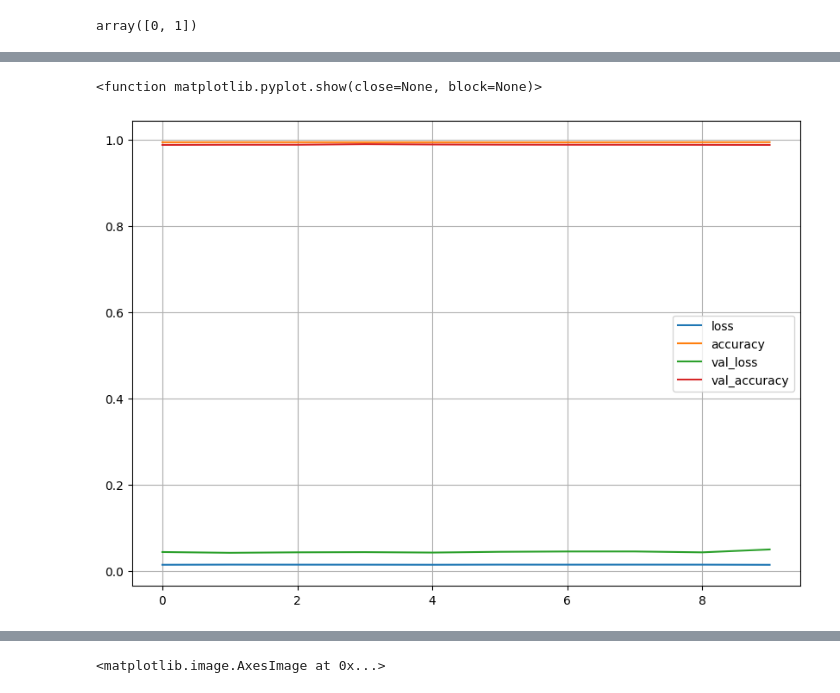
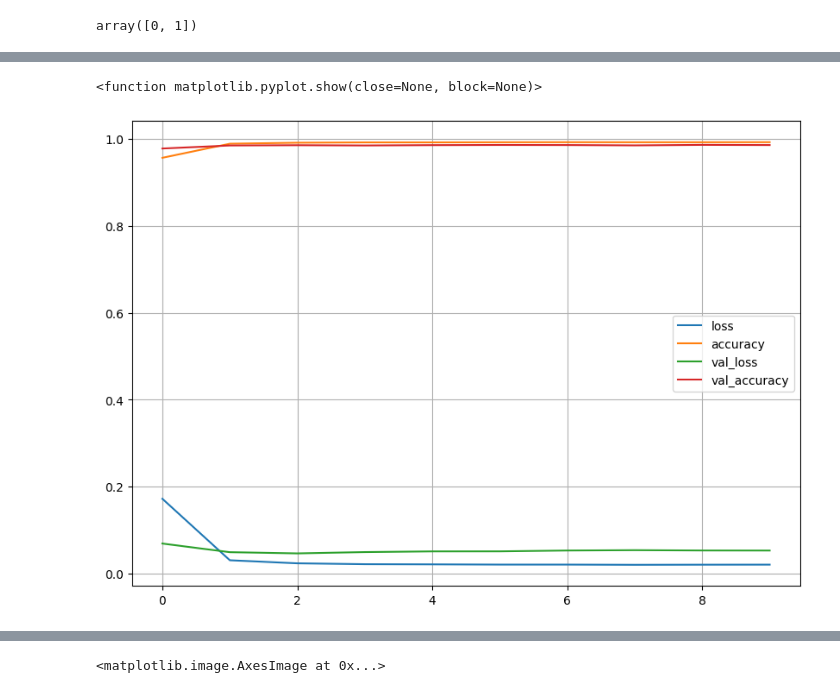
Before and after one commit to syedshahlal/Understanding_Computer_Vision, a Jupyter notebook: Transfer_learning.ipynb, the cells around one changed output, grey strips where cells are left out. Drawn from its saved outputs; the diff is of its cells as text; code cells hidden in the pictures.

```diff
--- a/Transfer_learning.ipynb
+++ b/Transfer_learning.ipynb
@@ -323,11 +316,11 @@ history
 # %%
-history = pd.DataFrame(history)
+history = pd.DataFrame(history.history)
 history.plot(figsize=(10,7))
 plt.grid(True)
 plt.show
 # %% [output]
 <function matplotlib.pyplot.show(close=None, block=None)>
-[figure, old version]
+[figure, new version]
 # %%
 X_new = X_test[:3]
 
```
Also changed, not shown: parts of 23 cells of this notebook.
